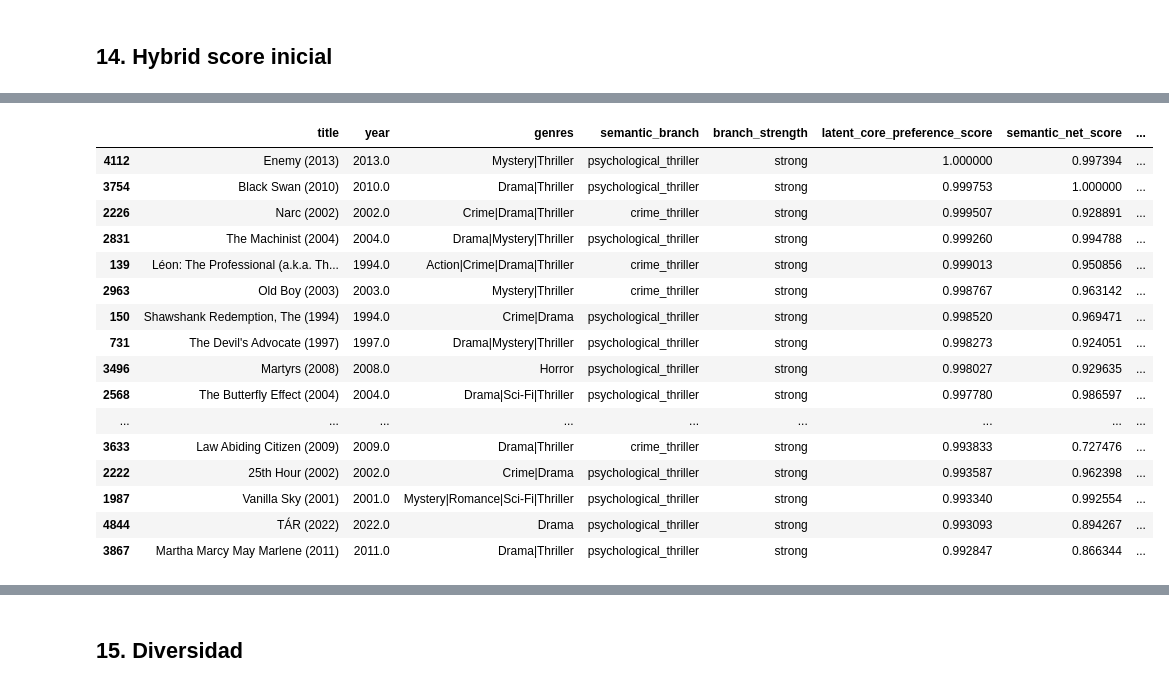
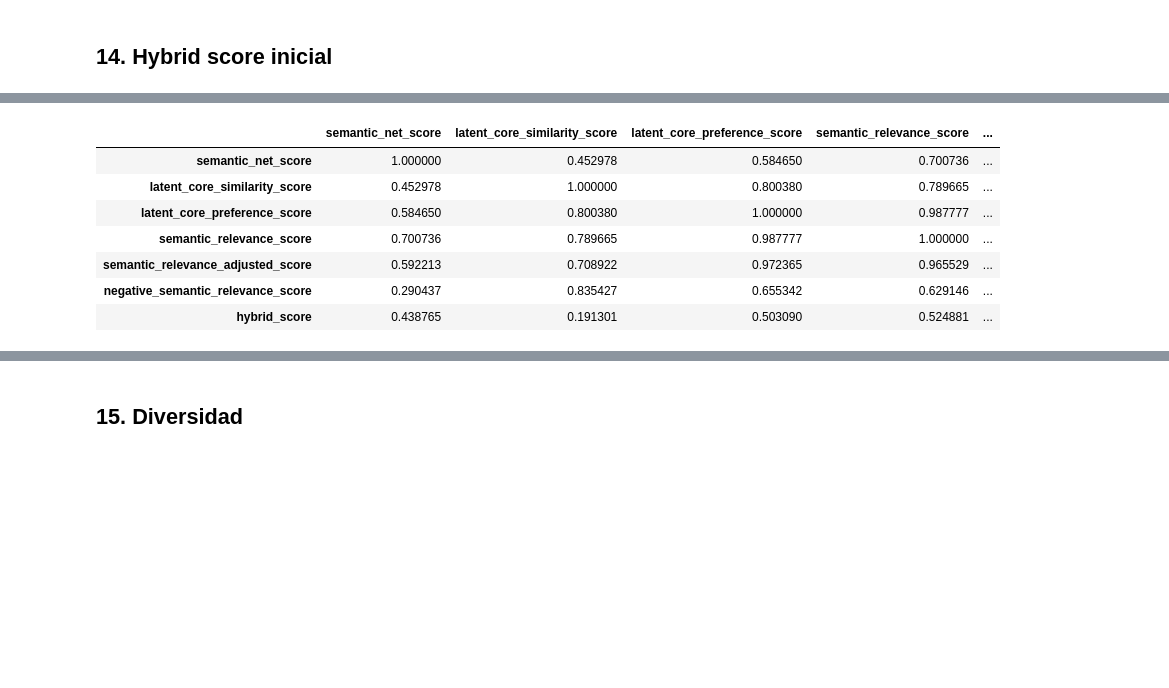
Before and after one commit to alexonazo/TFG, a Jupyter notebook: notebooks/08_recomendador_hibrido_final.ipynb, the cells around one changed output, grey strips where cells are left out. Cells and saved outputs as stored; diff of their text form; code cells hidden in the pictures; blank space fills up the shorter version.

```diff
--- a/notebooks/08_recomendador_hibrido_final.ipynb
+++ b/notebooks/08_recomendador_hibrido_final.ipynb
@@ -2942,7 +3051,9 @@ def compute_hybrid_score(df, weights):
         scored["year_affinity_score"] = 1.0
     if "temporal_mismatch_penalty" not in scored.columns:
         scored["temporal_mismatch_penalty"] = 0.0
-    if "semantic_relevance_score" in scored.columns:
+    if "semantic_relevance_adjusted_score" in scored.columns:
+        semantic_signal = scored["semantic_relevance_adjusted_score"]
+    elif "semantic_relevance_score" in scored.columns:
         semantic_signal = scored["semantic_relevance_score"]
     elif "semantic_net_score" in scored.columns:
         semantic_signal = scored["semantic_net_score"]
@@ -3001,7 +3112,7 @@ Configuración activa de pesos: adaptive
 # %%
 weights = adaptive_weights if ACTIVE_WEIGHT_CONFIG == "adaptive" else WEIGHT_CONFIGS[ACTIVE_WEIGHT_CONFIG]
 
-pre_latent_hybrid_input = candidates_scored.drop(columns=["semantic_relevance_score", "negative_semantic_relevance_score"], errors="ignore")
+pre_latent_hybrid_input = candidates_scored.drop(columns=["semantic_relevance_score", "semantic_relevance_adjusted_score", "negative_semantic_relevance_score"], errors="ignore")
 pre_latent_hybrid_scored = compute_hybrid_score(pre_latent_hybrid_input, weights).sort_values("hybrid_score", ascending=False).reset_index(drop=True)
 pre_latent_top20_titles = set(pre_latent_hybrid_scored.head(20)["title"].astype(str))
 
@@ -3010,14 +3121,55 @@ post_latent_hybrid_top20 = candidates_scored.sort_values("hybrid_score", ascendi
 post_latent_top20_titles = set(post_latent_hybrid_top20["title"].astype(str))
 latent_ranking_overlap_top20 = len(pre_latent_top20_titles & post_latent_top20_titles) / 20 if pre_latent_top20_titles else np.nan
 n_titles_changed_after_latent = 20 - len(pre_latent_top20_titles & post_latent_top20_titles) if pre_latent_top20_titles else np.nan
-print(f"Overlap top 20 antes/despues de latent_core_preference_score: {latent_ranking_overlap_top20:.3f}")
-print(f"Titulos cambiados tras aplicar semantic_relevance_score: {n_titles_changed_after_latent}")
+overlap_top20_before_after_semantic_adjustment = latent_ranking_overlap_top20
+semantic_adjustment_changed_count = n_titles_changed_after_latent
+print(f"Overlap top 20 antes/despues de semantic_relevance_adjusted_score: {overlap_top20_before_after_semantic_adjustment:.3f}")
+print(f"Titulos cambiados tras aplicar semantic_relevance_adjusted_score: {semantic_adjustment_changed_count}")
 if pd.notna(latent_ranking_overlap_top20) and latent_ranking_overlap_top20 > 0.85:
-    warnings.warn("La senal latent_core_preference_score apenas esta modificando el ranking base.")
+    warnings.warn("El nuevo semantic_relevance_adjusted_score apenas modifica el ranking base.")
 if {"latent_core_preference_score", "semantic_relevance_score", "semantic_net_score"}.issubset(candidates_scored.columns):
     relevance_delta = (candidates_scored["semantic_relevance_score"].fillna(0.0) - candidates_scored["semantic_net_score"].fillna(0.0)).abs().mean()
     if relevance_delta < 1e-6:
         warnings.warn("semantic_relevance_score no cambia respecto a semantic_net_score pese a existir latent_core_preference_score.")
+
+semantic_diagnostic_cols = [
+    col for col in [
+        "semantic_net_score", "latent_core_similarity_score", "latent_core_preference_score",
+        "semantic_relevance_score", "semantic_relevance_adjusted_score",
+        "negative_semantic_relevance_score", "hybrid_score"
+    ] if col in candidates_scored.columns
+]
+print("Columnas semanticas disponibles:", semantic_diagnostic_cols)
+if len(semantic_diagnostic_cols) >= 2:
+    display(candidates_scored[semantic_diagnostic_cols].corr(numeric_only=True))
+
+def _top20_titles_by_score(df, score_col):
+    if score_col not in df.columns:
+        return set()
+    return set(df.sort_values(score_col, ascending=False).head(20)["title"].astype(str))
+
+semantic_net_top20_titles = _top20_titles_by_score(candidates_scored, "semantic_net_score")
+latent_preference_top20_titles = _top20_titles_by_score(candidates_scored, "latent_core_preference_score")
+semantic_relevance_top20_titles = _top20_titles_by_score(candidates_scored, "semantic_relevance_score")
+hybrid_pre_rerank_top20_titles = _top20_titles_by_score(candidates_scored, "hybrid_score")
+overlap_top20_semantic_net_vs_latent_preference = (
+    len(semantic_net_top20_titles & latent_preference_top20_titles) / 20
+    if semantic_net_top20_titles and latent_preference_top20_titles else np.nan
+)
+overlap_top20_latent_preference_vs_hybrid = (
+    len(latent_preference_top20_titles & hybrid_pre_rerank_top20_titles) / 20
+    if latent_preference_top20_titles and hybrid_pre_rerank_top20_titles else np.nan
+)
+print("Overlap semantic_net vs latent_core_preference:", overlap_top20_semantic_net_vs_latent_preference)
+print("Overlap latent_core_preference vs hybrid pre-rerank:", overlap_top20_latent_preference_vs_hybrid)
+
+for score_col in ["semantic_net_score", "latent_core_preference_score", "semantic_relevance_score", "hybrid_score"]:
+    if score_col in candidates_scored.columns:
+        print(f"Top 20 por {score_col} antes del re-ranking:")
+        display(candidates_scored.sort_values(score_col, ascending=False)[["title", "year", "genres", score_col]].head(20))
+
+if "latent_core_preference_score" in candidates_scored.columns and pd.notna(overlap_top20_latent_preference_vs_hybrid) and overlap_top20_latent_preference_vs_hybrid > 0.85:
+    warnings.warn("latent_core_preference_score existe pero apenas cambia el ranking base.")
 
 print("Top 30 candidatos por latent_core_preference_score antes del re-ranking:")
 if "latent_core_preference_score" in candidates_scored.columns:
@@ -3042,6 +3194,9 @@ AUDIT_COLUMNS = [
     "semantic_net_score",
     "negative_semantic_relevance_score",
     "semantic_relevance_score",
+    "negative_semantic_relevance_raw",
+    "semantic_relevance_raw",
+    "branch_support_multiplier",
     "negative_latent_similarity_score",
     "latent_core_similarity_score",
     "latent_core_preference_score",
@@ -3095,17 +3250,8 @@ Top 30 candidatos por latent_core_preference_score antes del re-ranking:
-|  | title | year | genres | semantic_branch | branch_strength | latent_core_preference_score | semantic_net_score | ... |
-| 4112 | Enemy (2013) | 2013.0 | Mystery|Thriller | psychological_thriller | strong | 1.000000 | 0.997394 | ... |
-| 3754 | Black Swan (2010) | 2010.0 | Drama|Thriller | psychological_thriller | strong | 0.999753 | 1.000000 | ... |
-| 2226 | Narc (2002) | 2002.0 | Crime|Drama|Thriller | crime_thriller | strong | 0.999507 | 0.928891 | ... |
-| 2831 | The Machinist (2004) | 2004.0 | Drama|Mystery|Thriller | psychological_thriller | strong | 0.999260 | 0.994788 | ... |
-| 139 | Léon: The Professional (a.k.a. Th... | 1994.0 | Action|Crime|Drama|Thriller | crime_thriller | strong | 0.999013 | 0.950856 | ... |
-| 2963 | Old Boy (2003) | 2003.0 | Mystery|Thriller | crime_thriller | strong | 0.998767 | 0.963142 | ... |
-| 150 | Shawshank Redemption, The (1994) | 1994.0 | Crime|Drama | psychological_thriller | strong | 0.998520 | 0.969471 | ... |
-| 731 | The Devil's Advocate (1997) | 1997.0 | Drama|Mystery|Thriller | psychological_thriller | strong | 0.998273 | 0.924051 | ... |
-| 3496 | Martyrs (2008) | 2008.0 | Horror | psychological_thriller | strong | 0.998027 | 0.929635 | ... |
-| 2568 | The Butterfly Effect (2004) | 2004.0 | Drama|Sci-Fi|Thriller | psychological_thriller | strong | 0.997780 | 0.986597 | ... |
-| ... | ... | ... | ... | ... | ... | ... | ... | ... |
-| 3633 | Law Abiding Citizen (2009) | 2009.0 | Drama|Thriller | crime_thriller | strong | 0.993833 | 0.727476 | ... |
-| 2222 | 25th Hour (2002) | 2002.0 | Crime|Drama | psychological_thriller | strong | 0.993587 | 0.962398 | ... |
-| 1987 | Vanilla Sky (2001) | 2001.0 | Mystery|Romance|Sci-Fi|Thriller | psychological_thriller | strong | 0.993340 | 0.992554 | ... |
-| 4844 | TÁR (2022) | 2022.0 | Drama | psychological_thriller | strong | 0.993093 | 0.894267 | ... |
-| 3867 | Martha Marcy May Marlene (2011) | 2011.0 | Drama|Thriller | psychological_thriller | strong | 0.992847 | 0.866344 | ... |
+|  | semantic_net_score | latent_core_similarity_score | latent_core_preference_score | semantic_relevance_score | ... |
+| semantic_net_score | 1.000000 | 0.452978 | 0.584650 | 0.700736 | ... |
+| latent_core_similarity_score | 0.452978 | 1.000000 | 0.800380 | 0.789665 | ... |
+| latent_core_preference_score | 0.584650 | 0.800380 | 1.000000 | 0.987777 | ... |
+| semantic_relevance_score | 0.700736 | 0.789665 | 0.987777 | 1.000000 | ... |
+| semantic_relevance_adjusted_score | 0.592213 | 0.708922 | 0.972365 | 0.965529 | ... |
+| negative_semantic_relevance_score | 0.290437 | 0.835427 | 0.655342 | 0.629146 | ... |
+| hybrid_score | 0.438765 | 0.191301 | 0.503090 | 0.524881 | ... |
```
Also changed, not shown: parts of 8 cells of this notebook.
